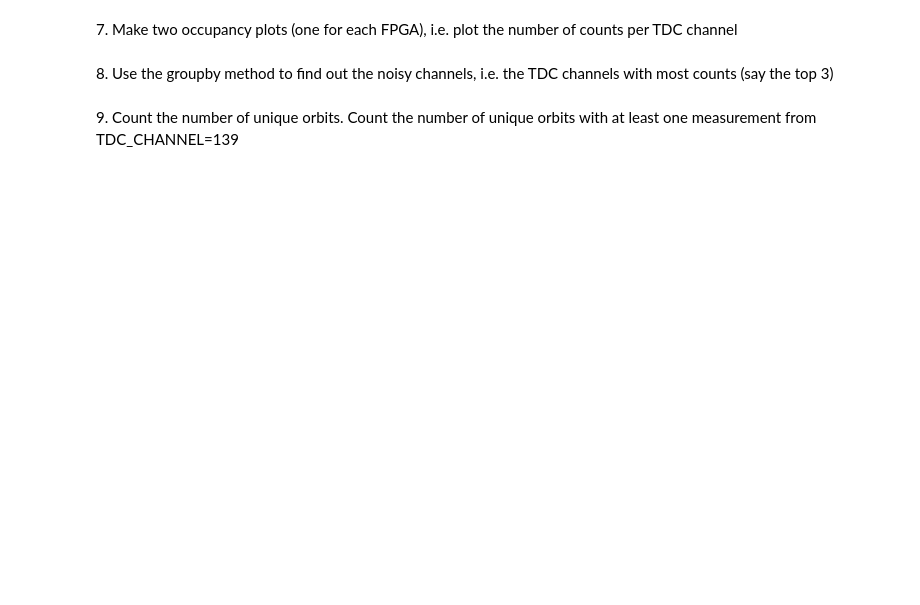
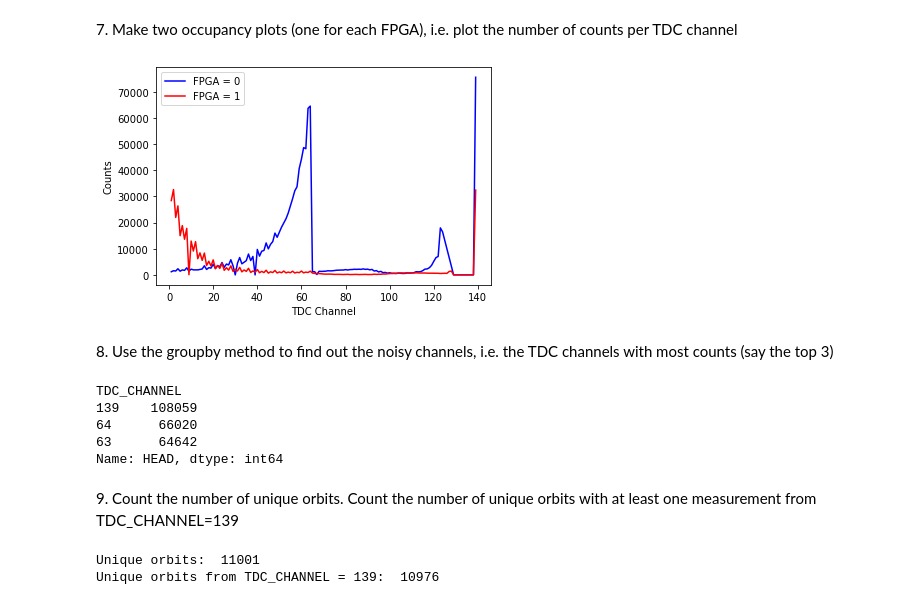
Before and after one commit to marcolorenzato00/LaboratoryOfComputationalPhysics_Y8, a Jupyter notebook: 06ex_Pandas.ipynb, the cells around one changed output. Drawn from its saved outputs; the diff is of its cells as text; code cells hidden in the pictures; blank space fills up the shorter version.

```diff
--- a/06ex_Pandas.ipynb
+++ b/06ex_Pandas.ipynb
@@ -49,13 +56,13 @@ Name: HEAD, dtype: int64
 # %%
 orbit_max = df['ORBIT_CNT'].max()
 orbit_min = df['ORBIT_CNT'].min()
-bx_max = df[df['ORBIT_CNT'] == df['ORBIT_CNT'].max()]['BX_COUNTER'].max()
-bx_min = df[df['ORBIT_CNT'] == df['ORBIT_CNT'].min()]['BX_COUNTER'].min()
-tdc_max = df[df['ORBIT_CNT'] == df['ORBIT_CNT'].max()][df['BX_COUNTER'] == df['BX_COUNTER'].max()]['TDC_MEAS'].max()
-tdc_min = df[df['ORBIT_CNT'] == df['ORBIT_CNT'].min()]['BX_COUNTER'].min()
-orbit_to_bx = df['BX_COUNTER'].max()
+bx_max = df[df['ORBIT_CNT'] == orbit_max]['BX_COUNTER'].max()
+bx_min = df[df['ORBIT_CNT'] == orbit_min]['BX_COUNTER'].min()
+tdc_max = df[df['ORBIT_CNT'] == orbit_max][df['BX_COUNTER'] == bx_max]['TDC_MEAS'].max()
+tdc_min = df[df['ORBIT_CNT'] == orbit_min][df['BX_COUNTER'] == bx_min]['TDC_MEAS'].min()
+orbit_to_bx = df['BX_COUNTER'].max() + 1
+print("Orbit to bx:", orbit_to_bx)
 
-time_acquisition = (orbit_max * orbit_to_bx + bx_max) - (orbit_min * orbit_to_bx + bx_min)
-print(time_acquisition)
-print(tdc_max)
+time_acquisition = ((orbit_max * orbit_to_bx + bx_max + tdc_max / 30) - (orbit_min * orbit_to_bx + bx_min + tdc_min / 30)) * 25
+print("Acquisition time: ", time_acquisition, " ns")
 # %% [output]
@@ -64,2 +71,6 @@ nan
 # %% [markdown]
 4\. Create a new column with the absolute time in ns (as a combination of the other three columns with timing information).
+# %%
+timing = ((df['ORBIT_CNT'] - orbit_min) * orbit_to_bx + (df['BX_COUNTER'] - bx_min) + (df['TDC_MEAS'] - tdc_min) / 30) * 25
+df["TIMING"] = timing
+df
@@ -66,2 +91,5 @@ nan
 # %% [markdown]
 5\. Replace the values (all 1) of the HEAD column randomly with 0 or 1.
+# %%
+df['HEAD'] = npr.choice(2, size=len(df))
+df
@@ -70,6 +129,40 @@ nan
 # %% [markdown]
 7\. Make two occupancy plots (one for each FPGA), i.e. plot the number of counts per TDC channel
+# %%
+import matplotlib.pyplot as plt
+
+fpga0 = df[df['FPGA'] == 0]
+fpga1 = df[df['FPGA'] == 1]
+count0 = fpga0.groupby('TDC_CHANNEL')['HEAD'].count()
+count1 = fpga1.groupby('TDC_CHANNEL')['HEAD'].count()
+
+plt.plot(count0.index, count0, label='FPGA = 0', c='blue')
+plt.plot(count1.index, count1, label='FPGA = 1', c='red')
+plt.xlabel('TDC Channel')
+plt.ylabel('Counts')
+plt.legend()
+plt.show()
+# %% [output]
+[figure, added]
 # %% [markdown]
 8\. Use the groupby method to find out the noisy channels, i.e. the TDC channels with most counts (say the top 3)
+# %%
+tdc_channels = df.groupby('TDC_CHANNEL')['HEAD'].count().sort_values(ascending=False)
+tdc_channels.head(3)
+# %% [output]
+TDC_CHANNEL
+139    108059
+64      66020
+63      64642
+Name: HEAD, dtype: int64
 # %% [markdown]
 9\. Count the number of unique orbits. Count the number of unique orbits with at least one measurement from TDC_CHANNEL=139
+# %%
+unique_orbits = df['ORBIT_CNT'].nunique()
+print("Unique orbits: ", unique_orbits)
+unique_orbits_139 = df[df['TDC_CHANNEL'] == 139]['ORBIT_CNT'].nunique()
+print("Unique orbits from TDC_CHANNEL = 139: ",unique_orbits_139)
+#df[df['TDC_CHANNEL'] == 139]
+# %% [output]
+Unique orbits:  11001
+Unique orbits from TDC_CHANNEL = 139:  10976
```
Also changed, not shown: parts of 6 cells of this notebook.
